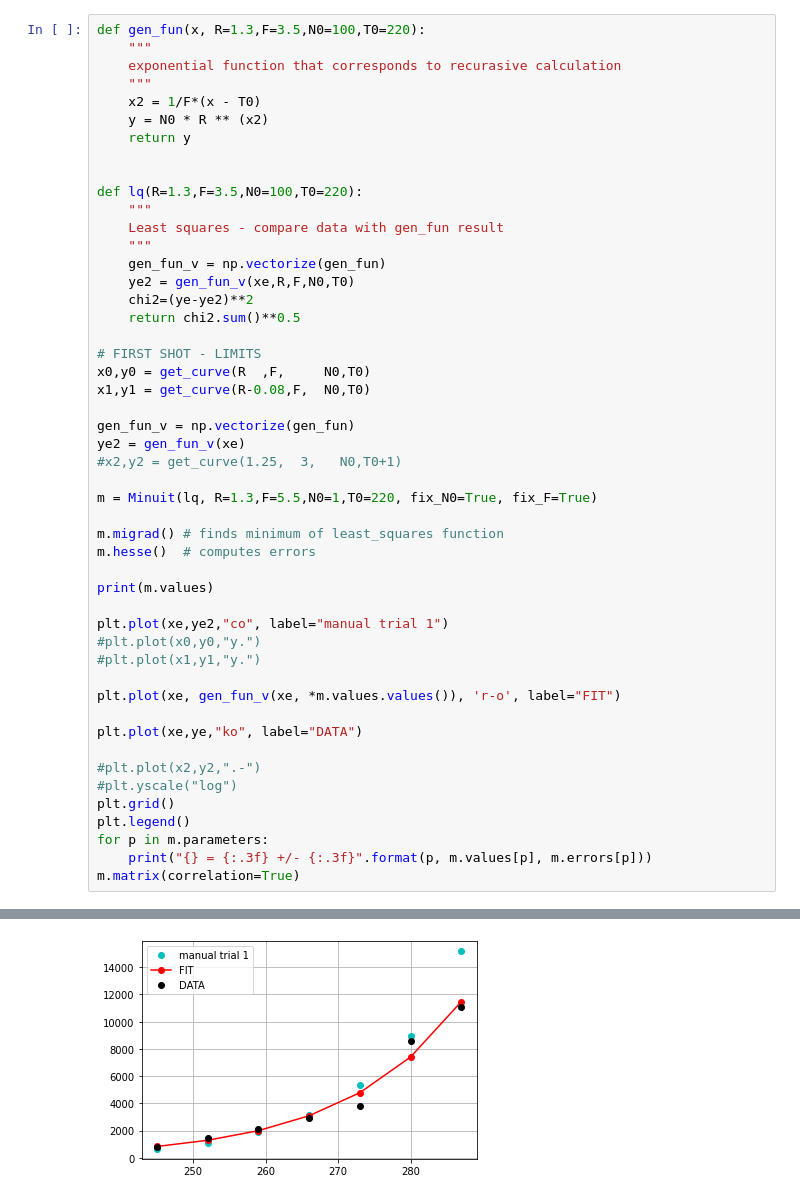
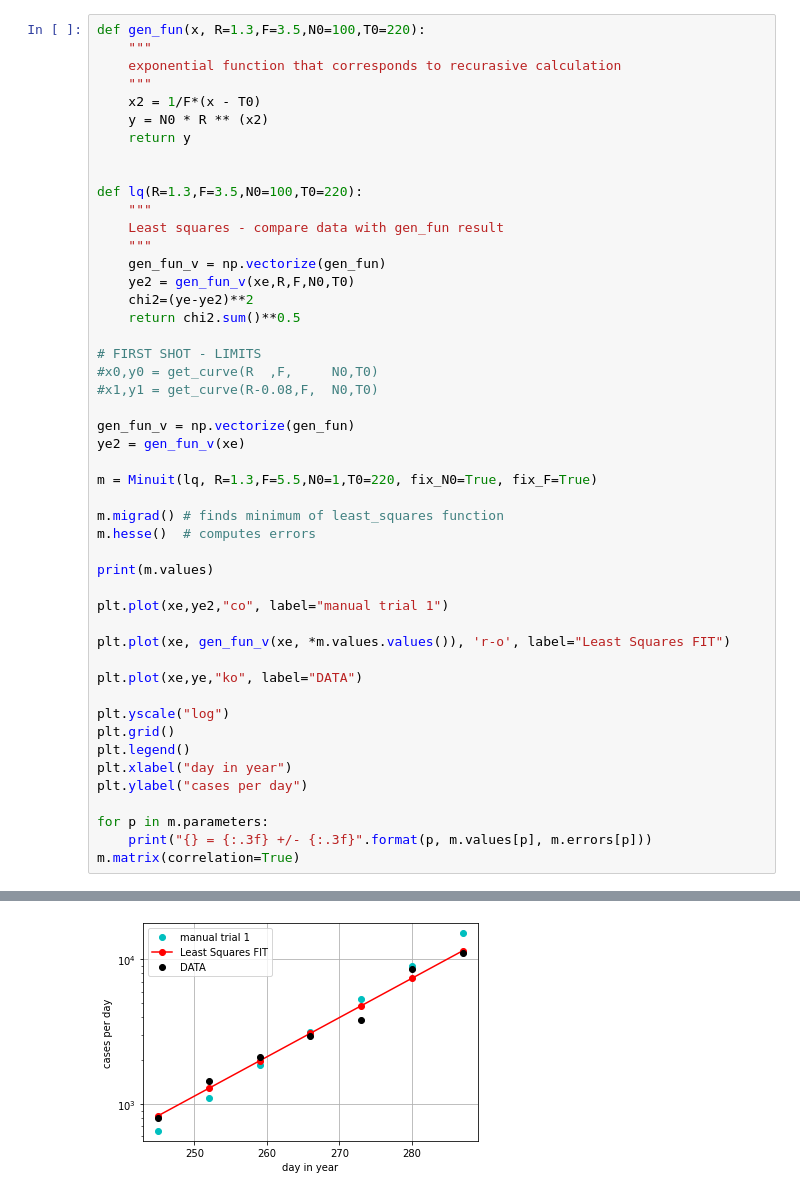
Before and after one commit to jaromrax/R-number-notebook, a Jupyter notebook: r_number.ipynb, the cells around one changed output, grey strips where cells are left out. Saved outputs shown, nothing was run; the diff lists cells and outputs as text.

```diff
--- a/r_number.ipynb
+++ b/r_number.ipynb
@@ -71,12 +161,11 @@ def lq(R=1.3,F=3.5,N0=100,T0=220):
     return chi2.sum()**0.5
 
 # FIRST SHOT - LIMITS
-x0,y0 = get_curve(R  ,F,     N0,T0)
-x1,y1 = get_curve(R-0.08,F,  N0,T0)
+#x0,y0 = get_curve(R  ,F,     N0,T0)
+#x1,y1 = get_curve(R-0.08,F,  N0,T0)
 
 gen_fun_v = np.vectorize(gen_fun)
 ye2 = gen_fun_v(xe)
-#x2,y2 = get_curve(1.25,  3,   N0,T0+1)
 
 m = Minuit(lq, R=1.3,F=5.5,N0=1,T0=220, fix_N0=True, fix_F=True)
 
@@ -86,17 +175,17 @@ m.hesse()  # computes errors
 print(m.values)
 
 plt.plot(xe,ye2,"co", label="manual trial 1")
-#plt.plot(x0,y0,"y.")
-#plt.plot(x1,y1,"y.")
 
-plt.plot(xe, gen_fun_v(xe, *m.values.values()), 'r-o', label="FIT")
+plt.plot(xe, gen_fun_v(xe, *m.values.values()), 'r-o', label="Least Squares FIT")
 
 plt.plot(xe,ye,"ko", label="DATA")
 
-#plt.plot(x2,y2,".-")
-#plt.yscale("log")
+plt.yscale("log")
 plt.grid()
 plt.legend()
+plt.xlabel("day in year")
+plt.ylabel("cases per day")
+
 for p in m.parameters:
     print("{} = {:.3f} +/- {:.3f}".format(p, m.values[p], m.errors[p]))
 m.matrix(correlation=True)
@@ -105,12 +194,12 @@ m.matrix(correlation=True)
   R: 1.4103777197546403
   F: 5.5
   N0: 1.0
   T0: 137.48437052119652
 R = 1.410 +/- 0.004
 F = 5.500 +/- 0.055
 N0 = 1.000 +/- 0.010
 T0 = 137.484 +/- 1.174
 |  | R | T0 |
 | R | 1.00 | 1.00 |
 | T0 | 1.00 | 1.00 |
-[figure, old version]
+[figure, new version]
```
Also changed, not shown: parts of 8 cells of this notebook.
